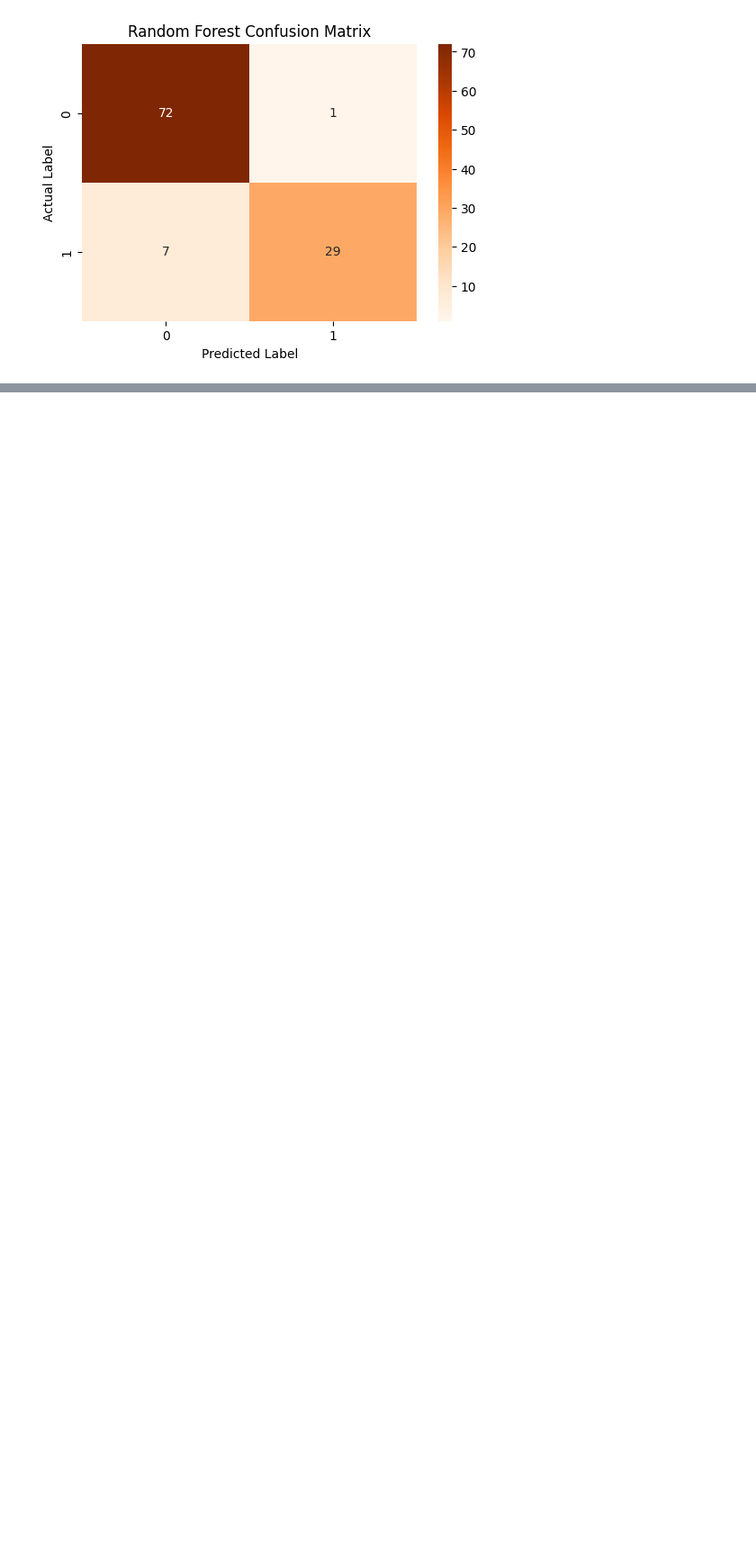
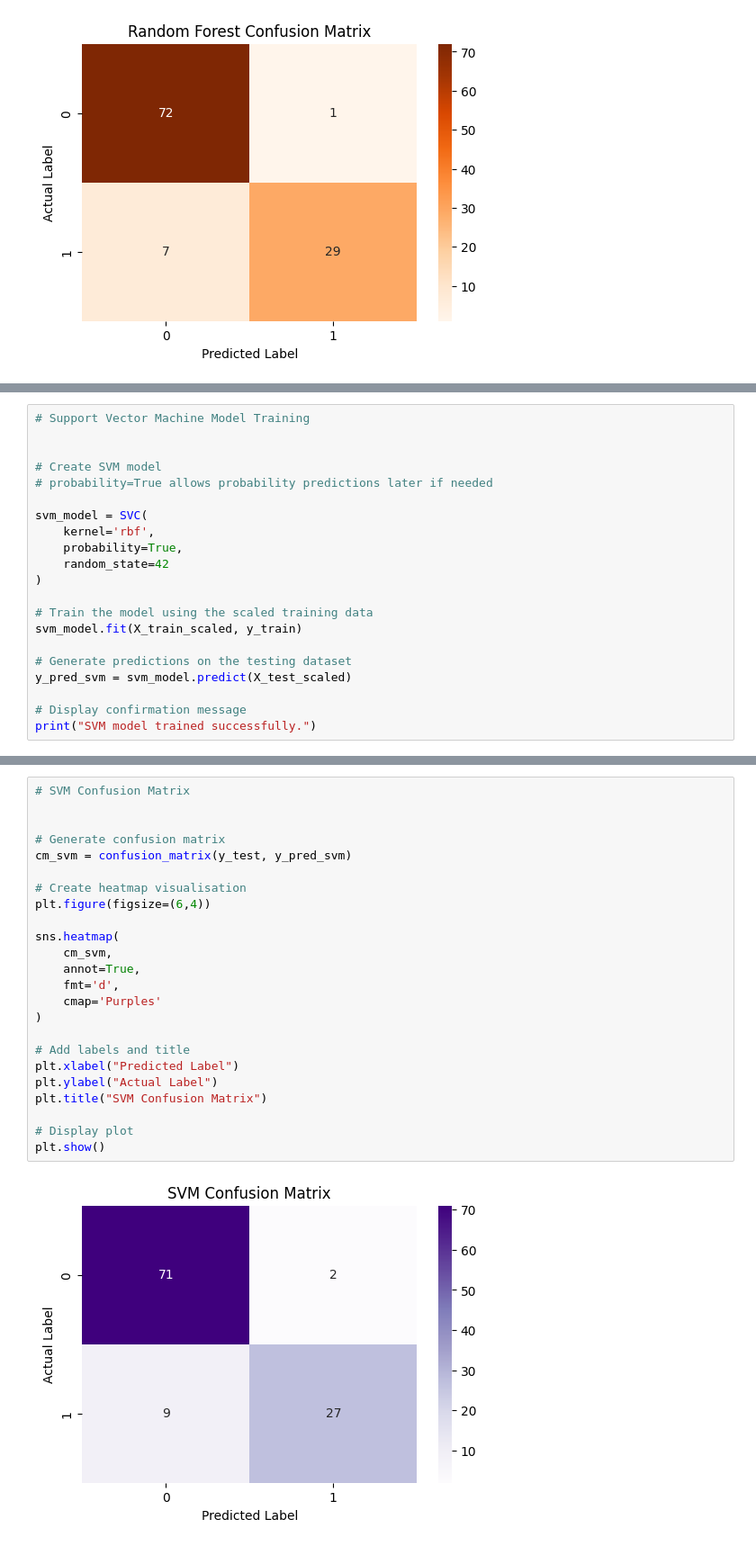
Before and after one commit to Benita2004/Pcos-Xai-Dissertation, a Jupyter notebook: notebooks/03_model_training.ipynb, the cells around one changed output, grey strips where cells are left out. Shown at 90% size. Cells and saved outputs as stored; diff of their text form; blank space fills up the shorter version.

```diff
--- a/notebooks/03_model_training.ipynb
+++ b/notebooks/03_model_training.ipynb
@@ -379,0 +384,21 @@ plt.show()
+# %%
+# Support Vector Machine Model Training
+
+
+# Create SVM model
+# probability=True allows probability predictions later if needed
+
+svm_model = SVC(
+    kernel='rbf',
+    probability=True,
+    random_state=42
+)
+
+# Train the model using the scaled training data
+svm_model.fit(X_train_scaled, y_train)
+
+# Generate predictions on the testing dataset
+y_pred_svm = svm_model.predict(X_test_scaled)
+
+# Display confirmation message
+print("SVM model trained successfully.")
@@ -379,0 +428,26 @@ plt.show()
+# %%
+# SVM Confusion Matrix
+
+
+# Generate confusion matrix
+cm_svm = confusion_matrix(y_test, y_pred_svm)
+
+# Create heatmap visualisation
+plt.figure(figsize=(6,4))
+
+sns.heatmap(
+    cm_svm,
+    annot=True,
+    fmt='d',
+    cmap='Purples'
+)
+
+# Add labels and title
+plt.xlabel("Predicted Label")
+plt.ylabel("Actual Label")
+plt.title("SVM Confusion Matrix")
+
+# Display plot
+plt.show()
+# %% [output]
+[figure, added]
```
Also changed, not shown: parts of 3 cells of this notebook.
